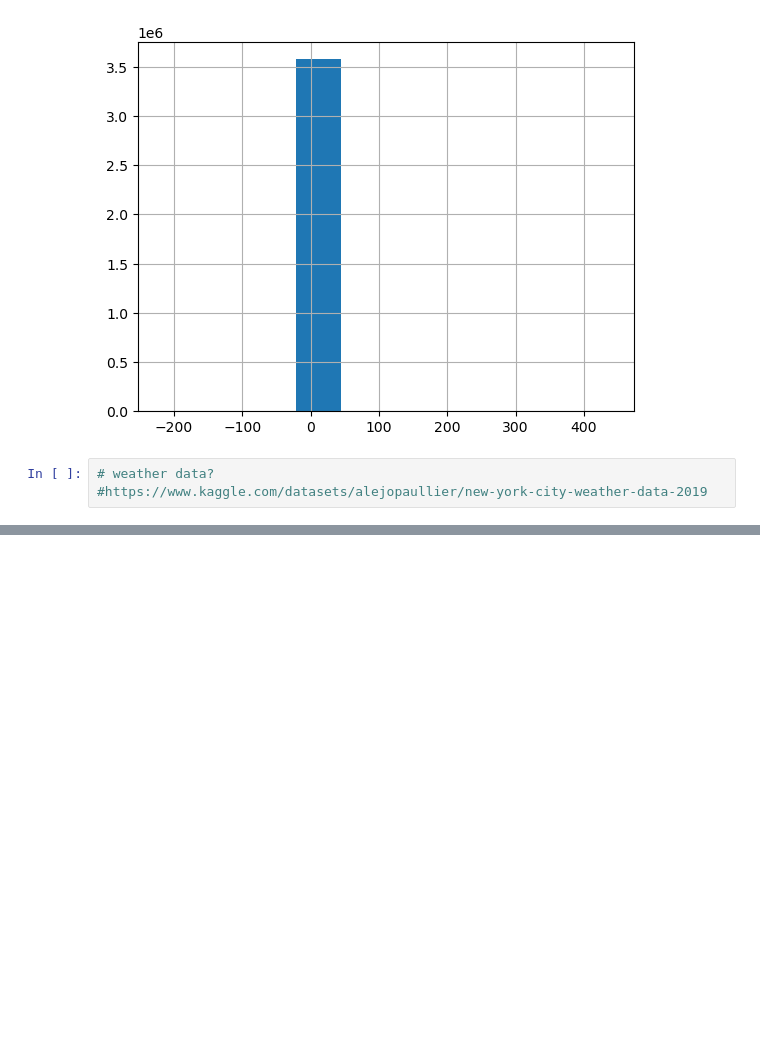
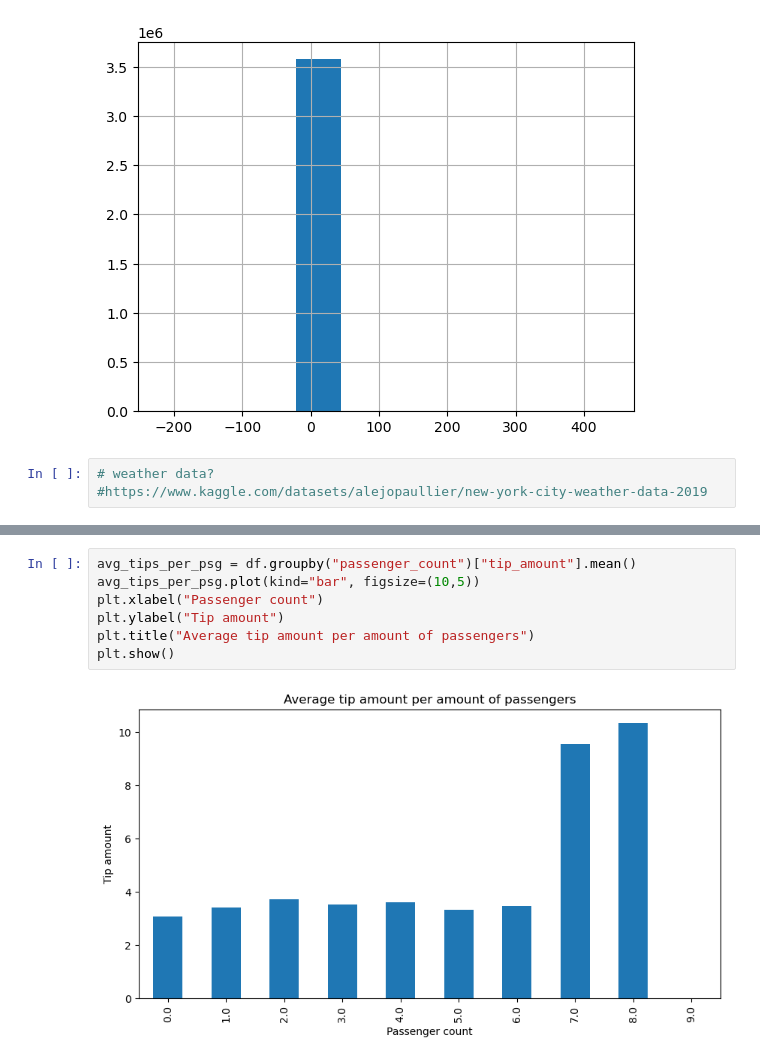
Before and after one commit to digiolu/DataEngineering, a Jupyter notebook: data exploration.ipynb, the cells around one changed output, grey strips where cells are left out. Saved outputs shown, nothing was run; the diff lists cells and outputs as text; blank space fills up the shorter version.

```diff
--- a/data exploration.ipynb
+++ b/data exploration.ipynb
@@ -183,0 +210,9 @@ df["tip_amount"].hist()
+# %%
+avg_tips_per_psg = df.groupby("passenger_count")["tip_amount"].mean()
+avg_tips_per_psg.plot(kind="bar", figsize=(10,5))
+plt.xlabel("Passenger count")
+plt.ylabel("Tip amount")
+plt.title("Average tip amount per amount of passengers")
+plt.show()
+# %% [output]
+[figure, added]
```
Also changed, not shown: parts of 7 cells of this notebook.
